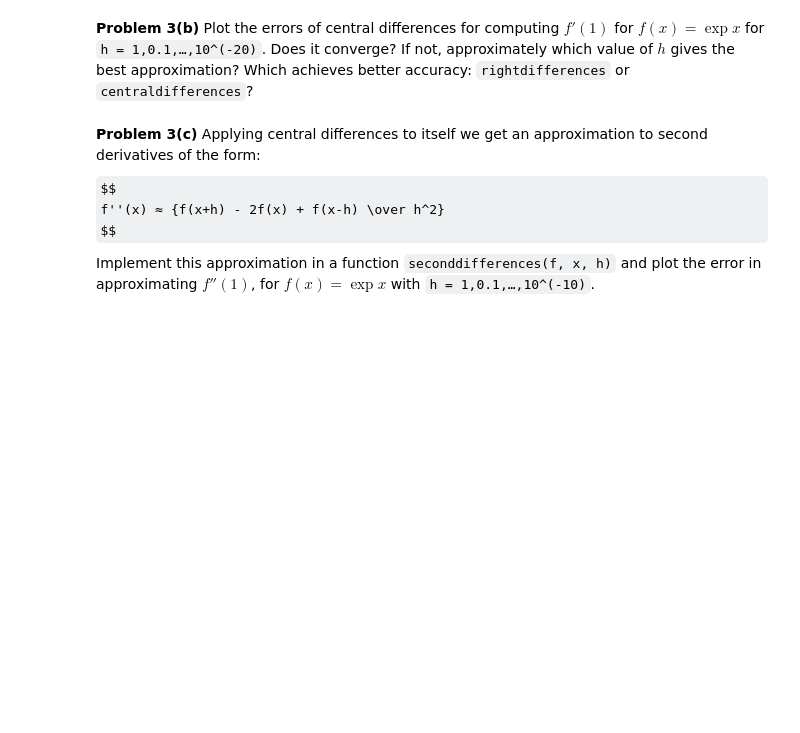
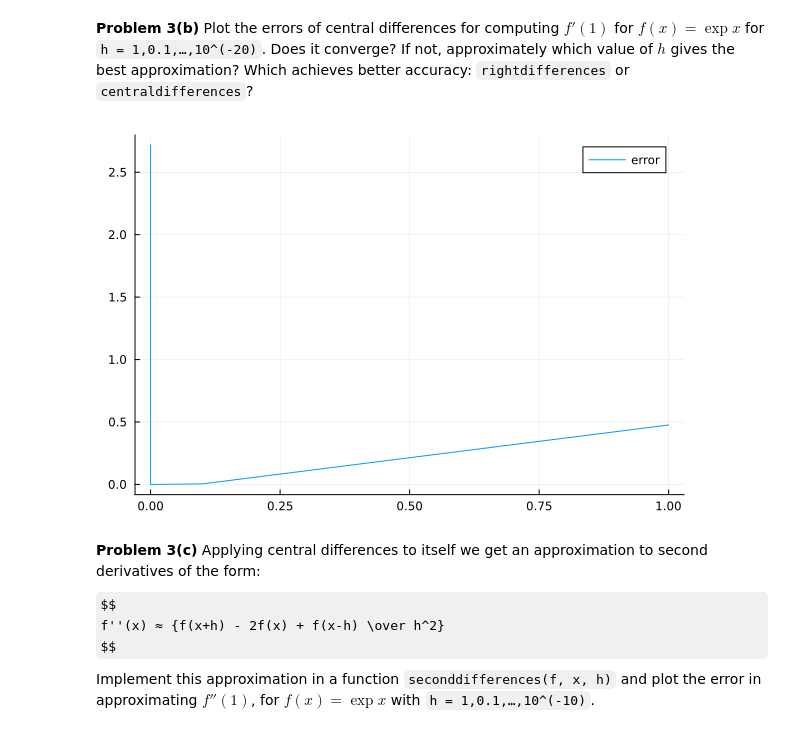
Before and after one commit to jCabala/learn-by-practise, a Jupyter notebook: numericalAnalysisICL/lab1.ipynb, the cells around one changed output. Drawn from its saved outputs; the diff is of its cells as text; code cells hidden in the pictures; some formulas as TeX source; blank space fills up the shorter version.

```diff
--- a/numericalAnalysisICL/lab1.ipynb
+++ b/numericalAnalysisICL/lab1.ipynb
@@ -394,3 +396,9 @@ Which achieves better accuracy: `rightdifferences` or `centraldifferences`?
+# %%
+fPrimeAt1 = exp(1) # the derivative of exp(x) at x = 1
+hs = [10.0^(-k) for k = 0:20]
+plot(hs, [abs(centraldifferences(exp, 1, h) - fPrimeAt1) for h in hs]; label="error")
+# %% [output]
+[figure, added]
 # %% [markdown]
 **Problem 3(c)** Applying central differences to itself we get an approximation to
 second derivatives of the form:
```
Also changed, not shown: parts of 8 cells of this notebook.
